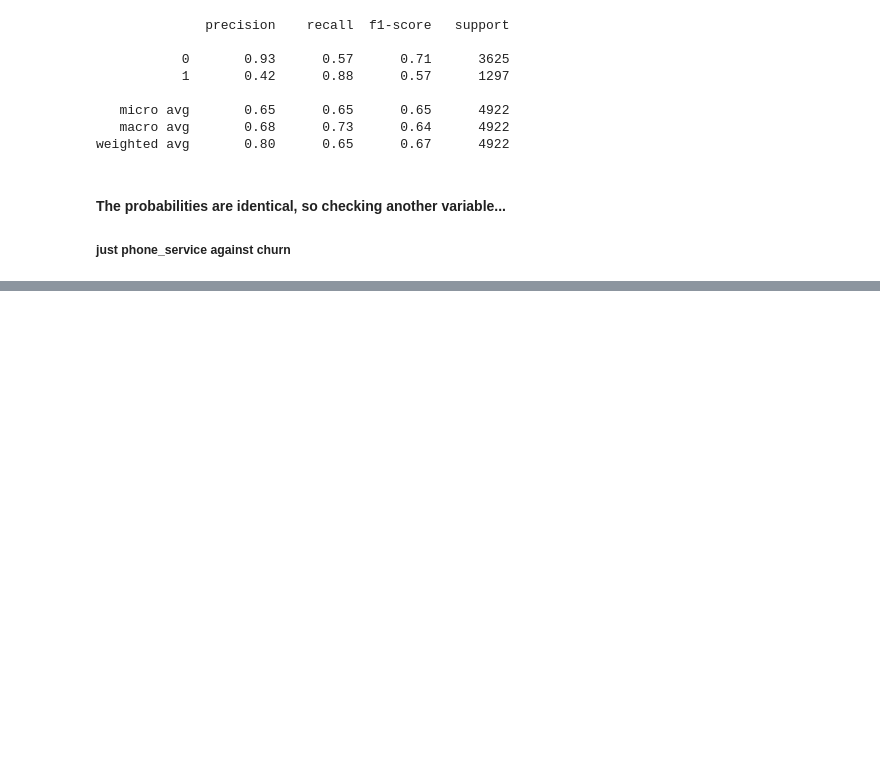
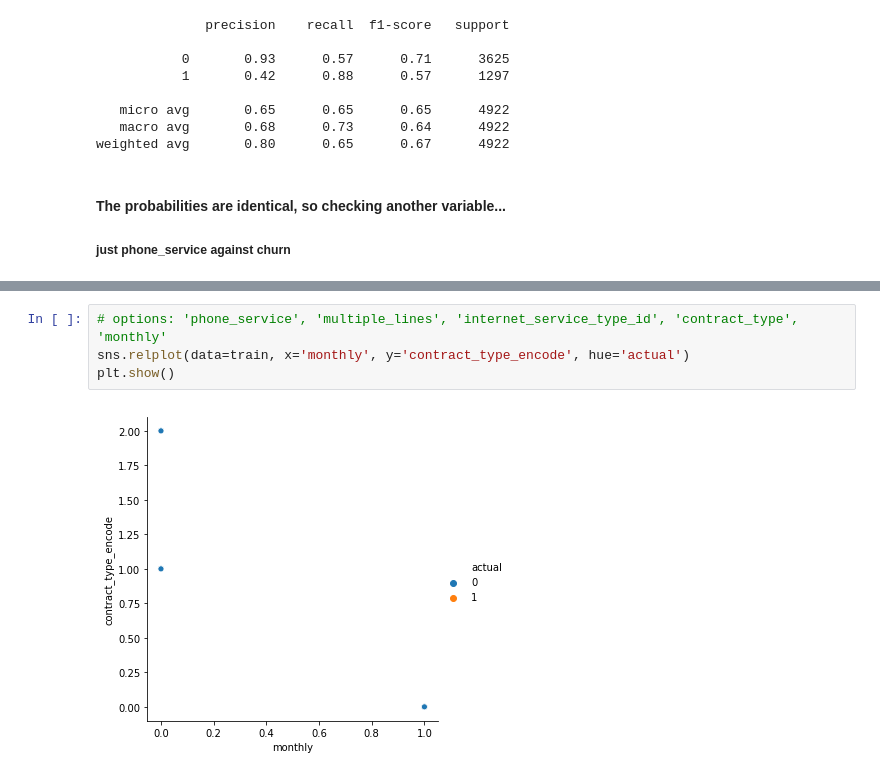
Before and after one commit to classification-telco-project-sanmaco/classification-telco, a Jupyter notebook: Classification-Project-Main.ipynb, the cells around one changed output, grey strips where cells are left out. Drawn from its saved outputs; the diff is of its cells as text; blank space fills up the shorter version.

```diff
--- a/Classification-Project-Main.ipynb
+++ b/Classification-Project-Main.ipynb
@@ -1250,0 +1548,6 @@ weighted avg       0.80      0.65      0.67      4922
+# %%
+# options: 'phone_service', 'multiple_lines', 'internet_service_type_id', 'contract_type', 'monthly'
+sns.relplot(data=train, x='monthly', y='contract_type_encode', hue='actual')
+plt.show()
+# %% [output]
+[figure, added]
```
Also changed, not shown: parts of 113 cells of this notebook.
